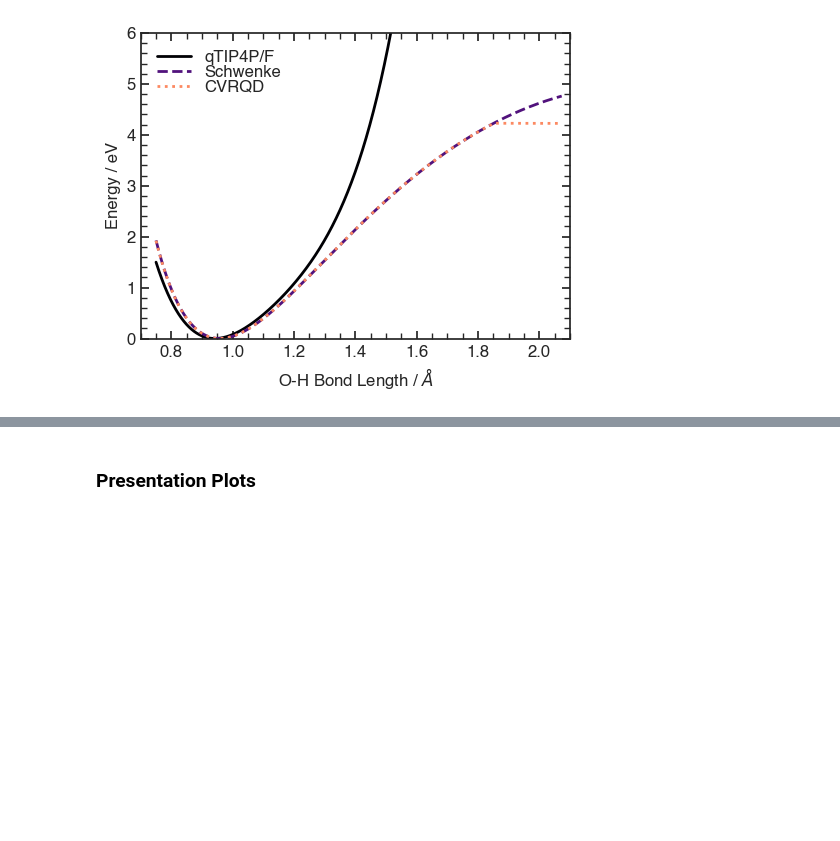
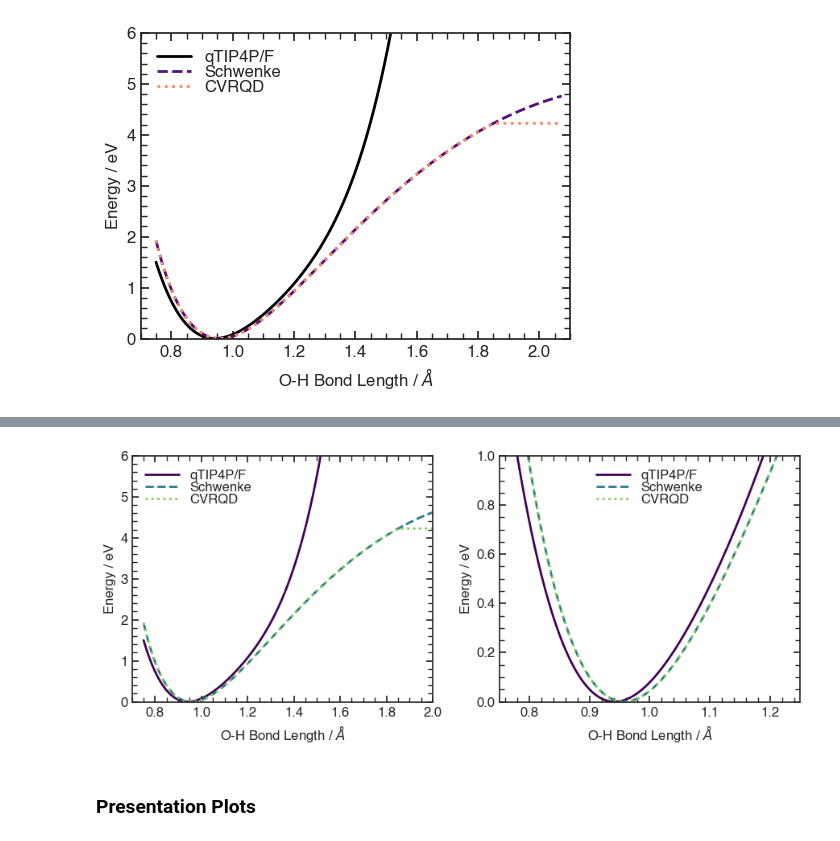
Before and after one commit to mbarnfield63/MSci_Project, a Jupyter notebook: ABIN/testing_rOH_vs_Energy.ipynb, the cells around one changed output, grey strips where cells are left out. Cells and saved outputs as stored; diff of their text form; code cells hidden in the pictures; blank space fills up the shorter version.

Commit message:
Final bond stretch and numerical forces testing

```diff
--- a/ABIN/testing_rOH_vs_Energy.ipynb
+++ b/ABIN/testing_rOH_vs_Energy.ipynb
@@ -99,3 +99,29 @@ plt.savefig("Plots/force_field_scans_minima.png", dpi=300, bbox_inches="tight")
+# %%
+fig, axs = plt.subplots(1, 2, figsize=(9, 4))
+
+sns.lineplot(x=qtip4pf_bond_length, y=qtip4pf_energy, ax=axs[0], label="qTIP4P/F", color="#440154")
+sns.lineplot(x=schwenke_bond_length, y=schwenke_energy, ax=axs[0], label="Schwenke", linestyle="--", color="#2a788e")
+sns.lineplot(x=cvrqd_bond_length, y=cvrqd_energy, ax=axs[0], label="CVRQD", linestyle=":", color="#7ad151")
+
+sns.lineplot(x=qtip4pf_bond_length, y=qtip4pf_energy, ax=axs[1], label="qTIP4P/F", color="#440154")
+sns.lineplot(x=schwenke_bond_length, y=schwenke_energy, ax=axs[1], label="Schwenke", linestyle="--", color="#2a788e")
+sns.lineplot(x=cvrqd_bond_length, y=cvrqd_energy, ax=axs[1], label="CVRQD", linestyle=":", color="#7ad151")
+
+for x in range(2):
+    axs[x].set_xlabel(r'O-H Bond Length / $\AA$')
+    axs[x].set_ylabel("Energy / eV")
+    axs[x].legend(handlelength=2.5)
+
+axs[0].set_xlim(0.7, 2)
+axs[0].set_ylim(0, 6)
+
+axs[1].set_xlim(0.75, 1.25)
+axs[1].set_ylim(0, 1)
+
+plt.tight_layout()
+plt.savefig("Plots/Thesis/force_field_scans.png")
+# %% [output]
+[figure, added]
 # %% [markdown]
 ### Presentation Plots
 # %%
```
Also changed, not shown: parts of 2 cells of this notebook.
